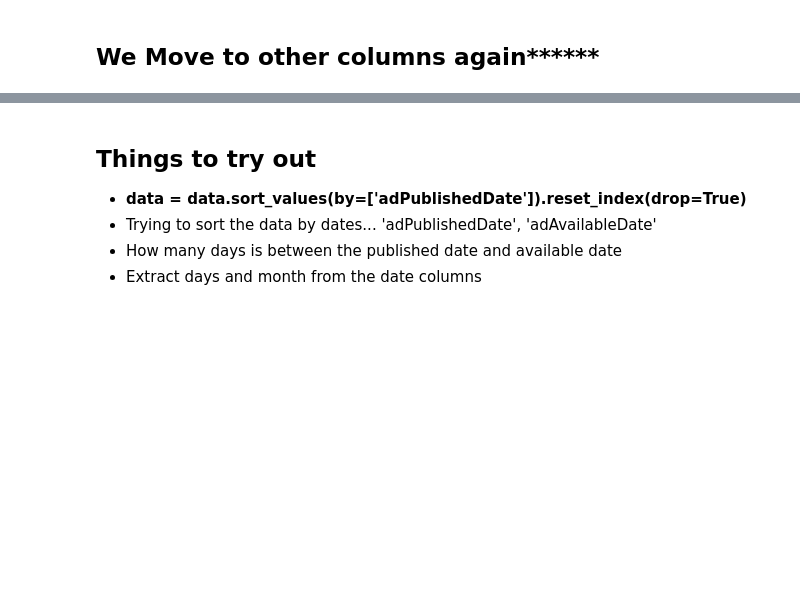
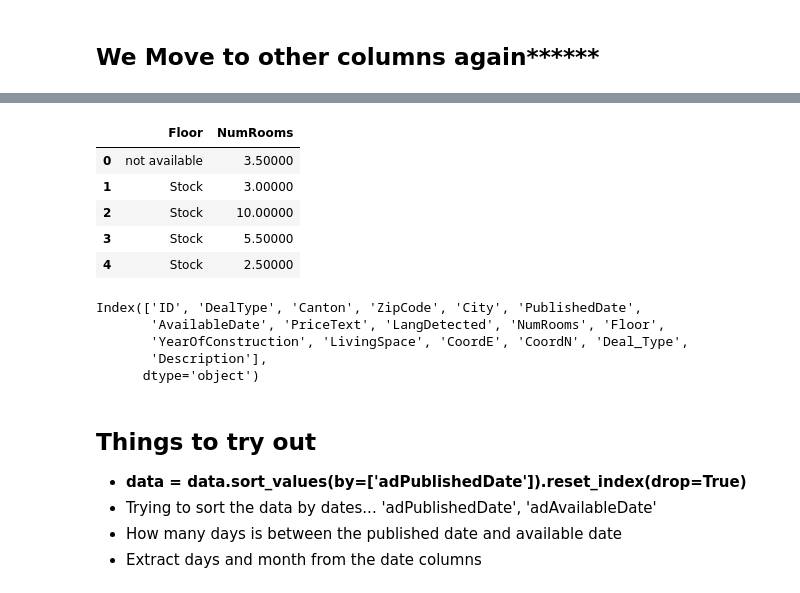
Before and after one commit to michaji/Housing_Project, a Jupyter notebook: Housing.ipynb, the cells around one changed output, grey strips where cells are left out. Drawn from its saved outputs; the diff is of its cells as text; code cells hidden in the pictures; blank space fills up the shorter version.

```diff
--- a/Housing.ipynb
+++ b/Housing.ipynb
@@ -1131,0 +453,2 @@ percentage_missing(data['NumRooms'])
+# %%
+data = data[data["NumRooms"]<min(sample_outliers)].reset_index(drop = True)
@@ -1131,0 +475,2 @@ percentage_missing(data['NumRooms'])
+# %%
+data = data.drop('Floor1', axis = 1)
@@ -1131,0 +481,3 @@ percentage_missing(data['NumRooms'])
+# %%
+#To remove the digits from the floor column
+data['Floor'] = data['Floor'].replace('\d+', '', regex = True)
@@ -1131,0 +499,10 @@ percentage_missing(data['NumRooms'])
+# %%
+# The replace fucntion to replace the words in german in the english format and correct the format of the incorrect value
+replacement_mapping_dict = {
+    ". Stock": 'Stock',
+    ". floor ": 'Floor',
+    "Untergeschoss": 'basement',
+    ". Stock oder höher": 'floor or higher',
+    "EG": 'ground floor'
+}
+data['Floor'] = data['Floor'].replace(replacement_mapping_dict)
@@ -1132,3 +519,20 @@ percentage_missing(data['NumRooms'])
+# %%
+data[['Floor', 'NumRooms']].head()
+# %% [output]
+|  | Floor | NumRooms |
+| 0 | not available | 3.50000 |
+| 1 | Stock | 3.00000 |
+| 2 | Stock | 10.00000 |
+| 3 | Stock | 5.50000 |
+| 4 | Stock | 2.50000 |
+# %%
+data.columns
+# %% [output]
+Index(['ID', 'DealType', 'Canton', 'ZipCode', 'City', 'PublishedDate',
+       'AvailableDate', 'PriceText', 'LangDetected', 'NumRooms', 'Floor',
+       'YearOfConstruction', 'LivingSpace', 'CoordE', 'CoordN', 'Deal_Type',
+       'Description'],
+      dtype='object')
 # %% [markdown]
 ## Things to try out
 
```
Also changed, not shown: parts of 127 cells of this notebook.
